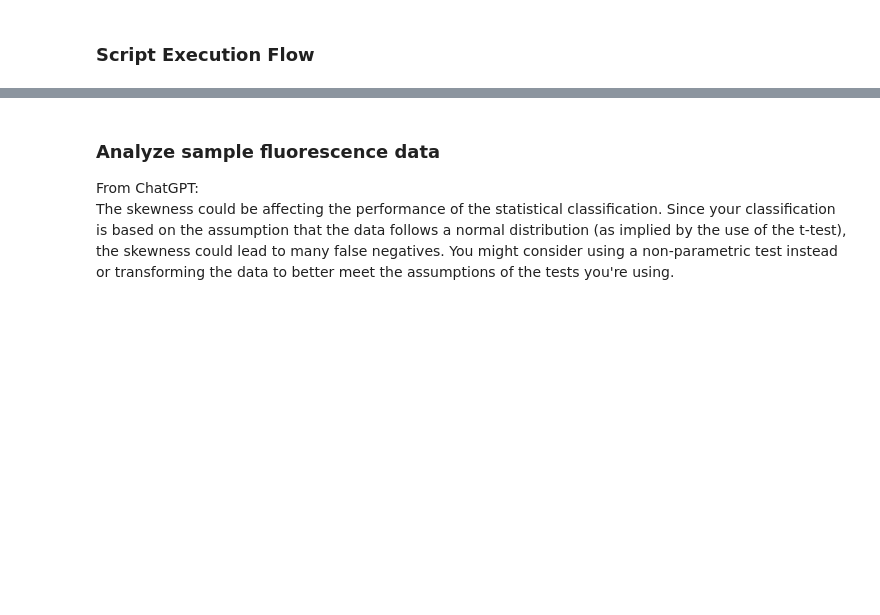
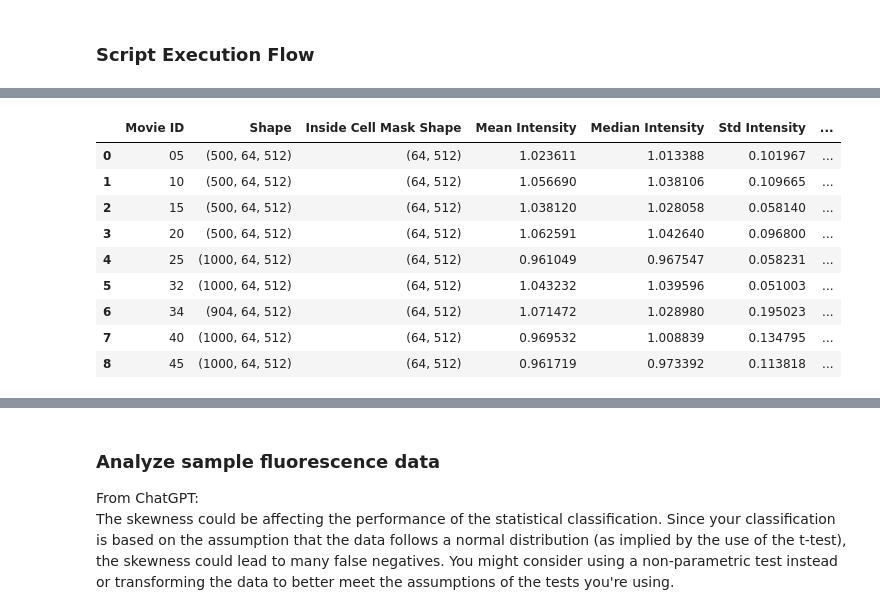
Before and after one commit to dottipr/sparks_project, a Jupyter notebook: notebooks_raw/OTHER APPROACH banyasz_sparks_detection.ipynb, the cells around one changed output, grey strips where cells are left out. Saved outputs shown, nothing was run; the diff lists cells and outputs as text; code cells hidden in the pictures; blank space fills up the shorter version.

```diff
--- a/notebooks_raw/OTHER APPROACH banyasz_sparks_detection.ipynb
+++ b/notebooks_raw/OTHER APPROACH banyasz_sparks_detection.ipynb
@@ -514,0 +541,47 @@ Example of true spark using the Wilcoxon signed-rank test:
+# %%
+# Create empty list to store the dataframe
+df_list = []
+
+# Analyze the distribution of fluorescence intensity
+for movie_id, movie_data in filtered_movies.items():
+    analyzed_data = analyze_movie(movie_data)
+
+    # Append the analyzed data to the dataframe
+    df_list.append(
+        {
+            "Movie ID": movie_id,
+            "Shape": analyzed_data[0],
+            "Inside Cell Mask Shape": inside_cell_masks[movie_id].shape,
+            "Mean Intensity": analyzed_data[1],
+            "Median Intensity": analyzed_data[2],
+            "Std Intensity": analyzed_data[3],
+            "Min Intensity": analyzed_data[4],
+            "Max Intensity": analyzed_data[5],
+            "Number of Nonzero Values": np.count_nonzero(threshold_movies[movie_id]),
+            "Number of Nonzero Values (Filtered)": np.count_nonzero(
+                filtered_threshold_movies[movie_id]
+            ),
+            "Difference Movie Max": diff_movies[movie_id].max(),
+            "Difference Movie Min": diff_movies[movie_id].min(),
+        }
+    )
+
+    assert movie_data.shape == threshold_movies[movie_id].shape
+
+# Create dataframe
+df = pd.DataFrame(df_list)
+
+
+# Print the dataframe
+display(df)
+# %% [output]
+|  | Movie ID | Shape | Inside Cell Mask Shape | Mean Intensity | Median Intensity | Std Intensity | ... |
+| 0 | 05 | (500, 64, 512) | (64, 512) | 1.023611 | 1.013388 | 0.101967 | ... |
+| 1 | 10 | (500, 64, 512) | (64, 512) | 1.056690 | 1.038106 | 0.109665 | ... |
+| 2 | 15 | (500, 64, 512) | (64, 512) | 1.038120 | 1.028058 | 0.058140 | ... |
+| 3 | 20 | (500, 64, 512) | (64, 512) | 1.062591 | 1.042640 | 0.096800 | ... |
+| 4 | 25 | (1000, 64, 512) | (64, 512) | 0.961049 | 0.967547 | 0.058231 | ... |
+| 5 | 32 | (1000, 64, 512) | (64, 512) | 1.043232 | 1.039596 | 0.051003 | ... |
+| 6 | 34 | (904, 64, 512) | (64, 512) | 1.071472 | 1.028980 | 0.195023 | ... |
+| 7 | 40 | (1000, 64, 512) | (64, 512) | 0.969532 | 1.008839 | 0.134795 | ... |
+| 8 | 45 | (1000, 64, 512) | (64, 512) | 0.961719 | 0.973392 | 0.113818 | ... |
```
Also changed, not shown: parts of 26 cells of this notebook, 2 other files.
